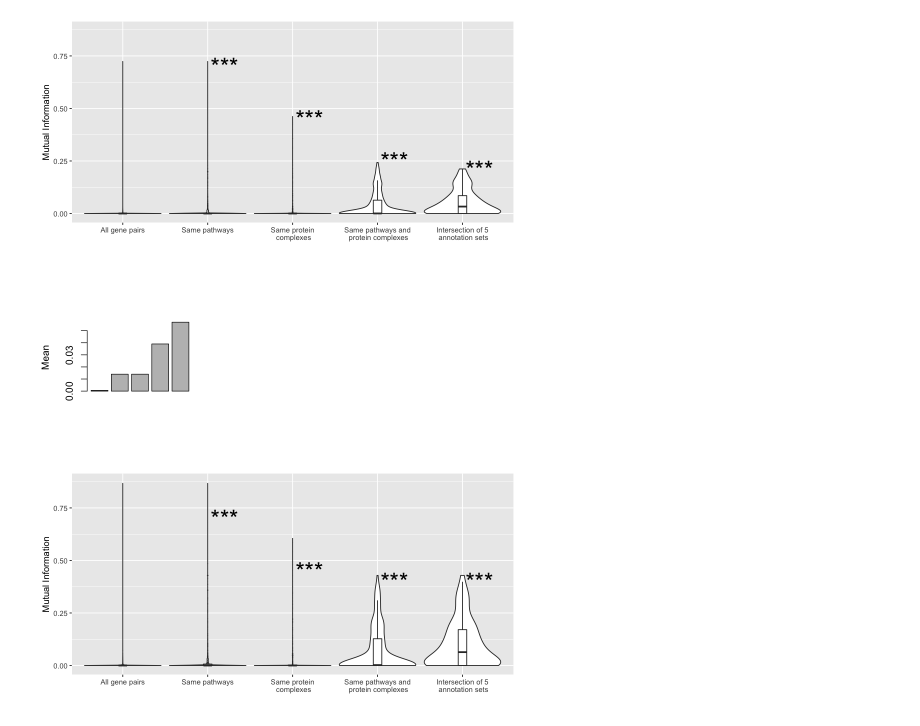
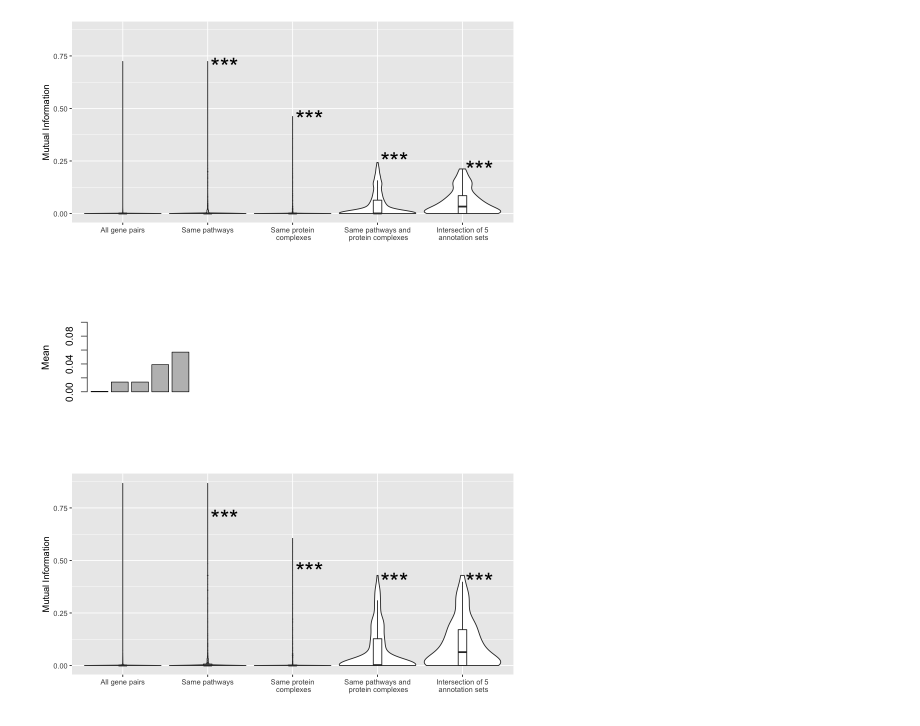
Before and after one commit to peterwu19881230/Systematic-analyses-ecoli-phenotypes, a Jupyter notebook: Nichols_data_mining_code/figs.ipynb, the cells around one changed output. Drawn from its saved outputs; the diff is of its cells as text; code cells hidden in the pictures.

```diff
--- a/Nichols_data_mining_code/figs.ipynb
+++ b/Nichols_data_mining_code/figs.ipynb
@@ -239,9 +251,9 @@ ggsave(filename="fig6.pdf",width = 8,height = 4) #this automatically saves the l
 # %%
 #bargraph for the means
 options(repr.plot.width = 3, repr.plot.height = 3)
-barplot(c(0.00062,0.014,0.014,0.039,0.057),ylab="Mean",cex.axis=1)
+barplot(c(0.00062,0.014,0.014,0.039,0.057),ylim=c(0,0.1),ylab="Mean",cex.axis=1)
 # %% [output]
-[figure, old version]
+[figure, new version]
 # %%
 distance_column="mi_ternary_collapsedCond"
 y_lab="Mutual Information"
```
Also changed, not shown: parts of 21 cells of this notebook, 7 other files.
